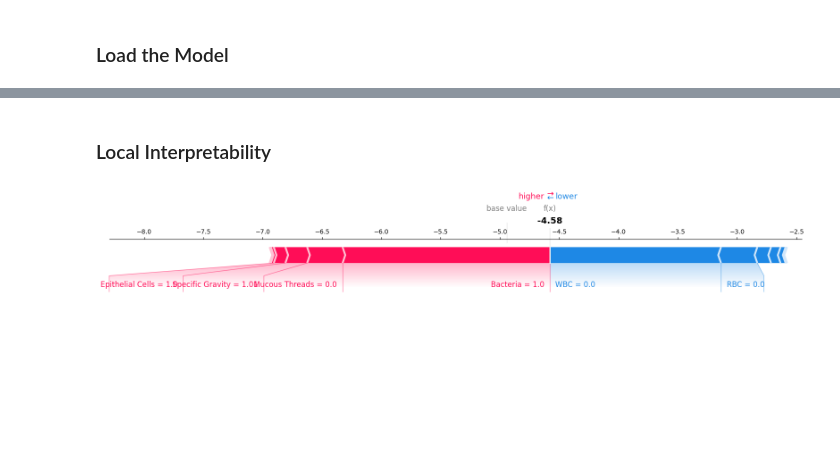
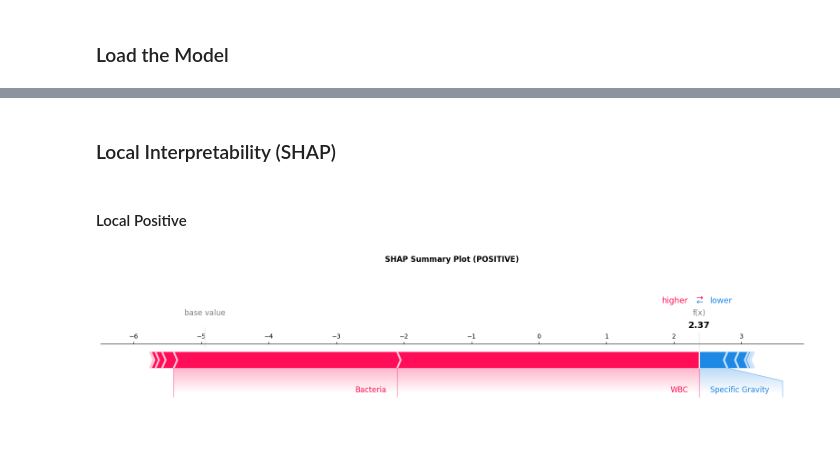
Before and after one commit to kr-agdeppa/UTI-Diagnosis-Classification, a Jupyter notebook: src/TRAIN WITH IMBALANCED DATA/MODEL INTERPRETATION.ipynb, the cells around one changed output, grey strips where cells are left out. Cells and saved outputs as stored; diff of their text form; code cells hidden in the pictures; blank space fills up the shorter version.

```diff
--- a/src/TRAIN WITH IMBALANCED DATA/MODEL INTERPRETATION.ipynb
+++ b/src/TRAIN WITH IMBALANCED DATA/MODEL INTERPRETATION.ipynb
@@ -79,0 +74,5 @@ plot_feature_importances(BEST_MODEL)
+# %%
+# Sample data to use for local interpretability (POSITIVE)
+SAMPLE_INDEX_POSITIVE  = -1
+INPUT_DATA_POSITIVE = X_TEST.iloc[SAMPLE_INDEX_POSITIVE]
+LABEL_POS = Y_TEST.to_list()[SAMPLE_INDEX_POSITIVE]
@@ -80,22 +132,22 @@ plot_feature_importances(BEST_MODEL)
+# %% [markdown]
+### Local Interpretability (SHAP)
 # %%
 # Convert boolean values to integers in the "FEMALE" column of X_train_unscaled
-X_TRAIN_UNSCALED["FEMALE"] = [1 if bool_ else 0 for bool_ in X_TRAIN_UNSCALED["FEMALE"]]
+X_TRAIN["FEMALE"] = [1 if bool_ else 0 for bool_ in X_TRAIN["FEMALE"]]
 
 # Convert boolean values to integers in the "FEMALE" column of X_test_unscaled
-X_TRAIN_UNSCALED["FEMALE"] = [1 if bool_ else 0 for bool_ in X_TRAIN_UNSCALED["FEMALE"]]
+X_TEST["FEMALE"] = [1 if bool_ else 0 for bool_ in X_TEST["FEMALE"]]
 # %%
 # Create a SHAP TreeExplainer for the best Light GBM model
 EXPLAINER = shap.TreeExplainer(BEST_MODEL)
 
-# Select an example from the unscaled test set for which you want to compute SHAP values
-X_EXAMPLE = X_TEST_UNSCALED.iloc[0]
-
 # Compute SHAP values for the entire unscaled test set
-SHAP_VALUES = EXPLAINER.shap_values(X_TEST_UNSCALED)
+SHAP_VALUES = EXPLAINER.shap_values(X_TEST, check_additivity=False)
 # %% [markdown]
-### Local Interpretability
+#### Local Positive
-# %%
-# selecting the first array from the variable values. values[1] = POSITIVE classification
-shap.force_plot(EXPLAINER.expected_value[1], SHAP_VALUES[1][1], X_EXAMPLE, matplotlib=True)
-# %% [output]
-[figure, removed]
+# %%
+shap.force_plot(EXPLAINER.expected_value[1], SHAP_VALUES[1][SAMPLE_INDEX_POSITIVE], X_TRAIN.columns, matplotlib=True, show=False)
+plt.title("SHAP Summary Plot (POSITIVE)", fontdict={"fontweight":"bold"}, y=1.75)
+plt.show()
+# %% [output]
+[figure, added]
```
Also changed, not shown: parts of 20 cells of this notebook.
